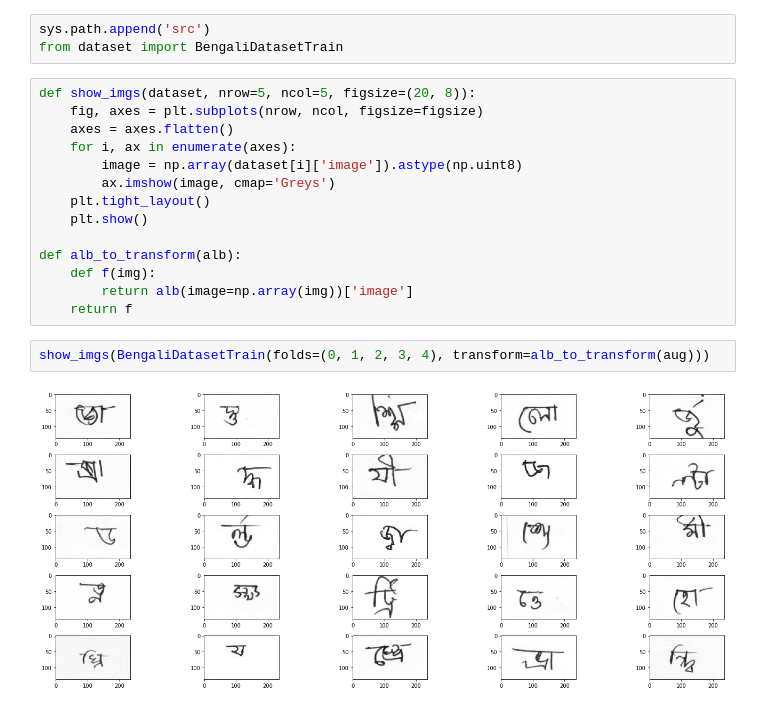
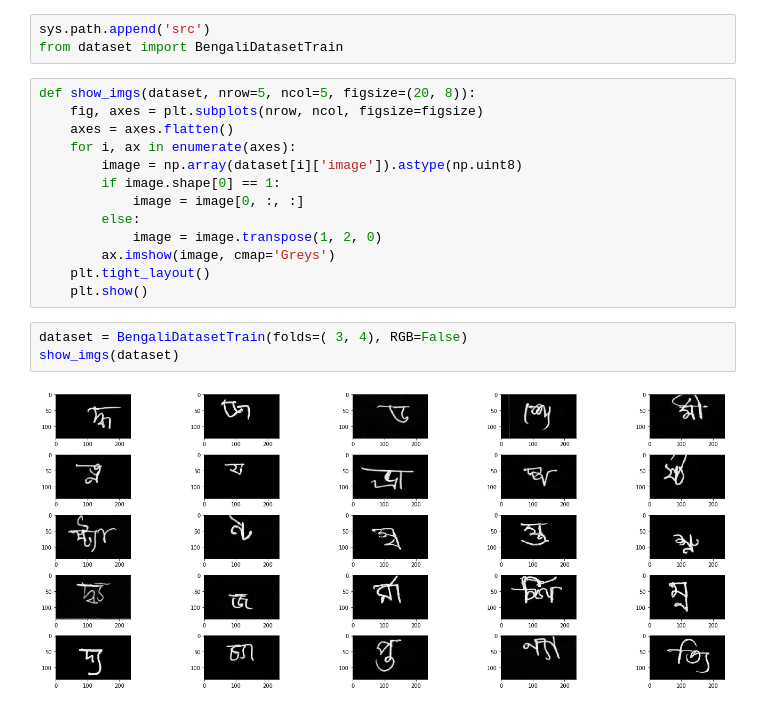
Before and after one commit to meyson/bengaliai-cv19, a Jupyter notebook: augs.ipynb, the cells around one changed output. Saved outputs shown, nothing was run; the diff lists cells and outputs as text.

```diff
--- a/augs.ipynb
+++ b/augs.ipynb
@@ -23,17 +23,17 @@ def show_imgs(dataset, nrow=5, ncol=5, figsize=(20, 8)):
     axes = axes.flatten()
     for i, ax in enumerate(axes):
         image = np.array(dataset[i]['image']).astype(np.uint8)
+        if image.shape[0] == 1:
+            image = image[0, :, :]
+        else:
+            image = image.transpose(1, 2, 0)
         ax.imshow(image, cmap='Greys')
     plt.tight_layout()
     plt.show()
-
-def alb_to_transform(alb):
-    def f(img):
-        return alb(image=np.array(img))['image']
-    return f
-# %%
-show_imgs(BengaliDatasetTrain(folds=(0, 1, 2, 3, 4), transform=alb_to_transform(aug)))
-# %% [output]
-[figure, removed]
+# %%
+dataset = BengaliDatasetTrain(folds=( 3, 4), RGB=False)
+show_imgs(dataset)
+# %% [output]
+[figure, added]
 # %%
 aug = A.Compose([
```
Also changed, not shown: parts of 2 cells of this notebook, 9 other files.
